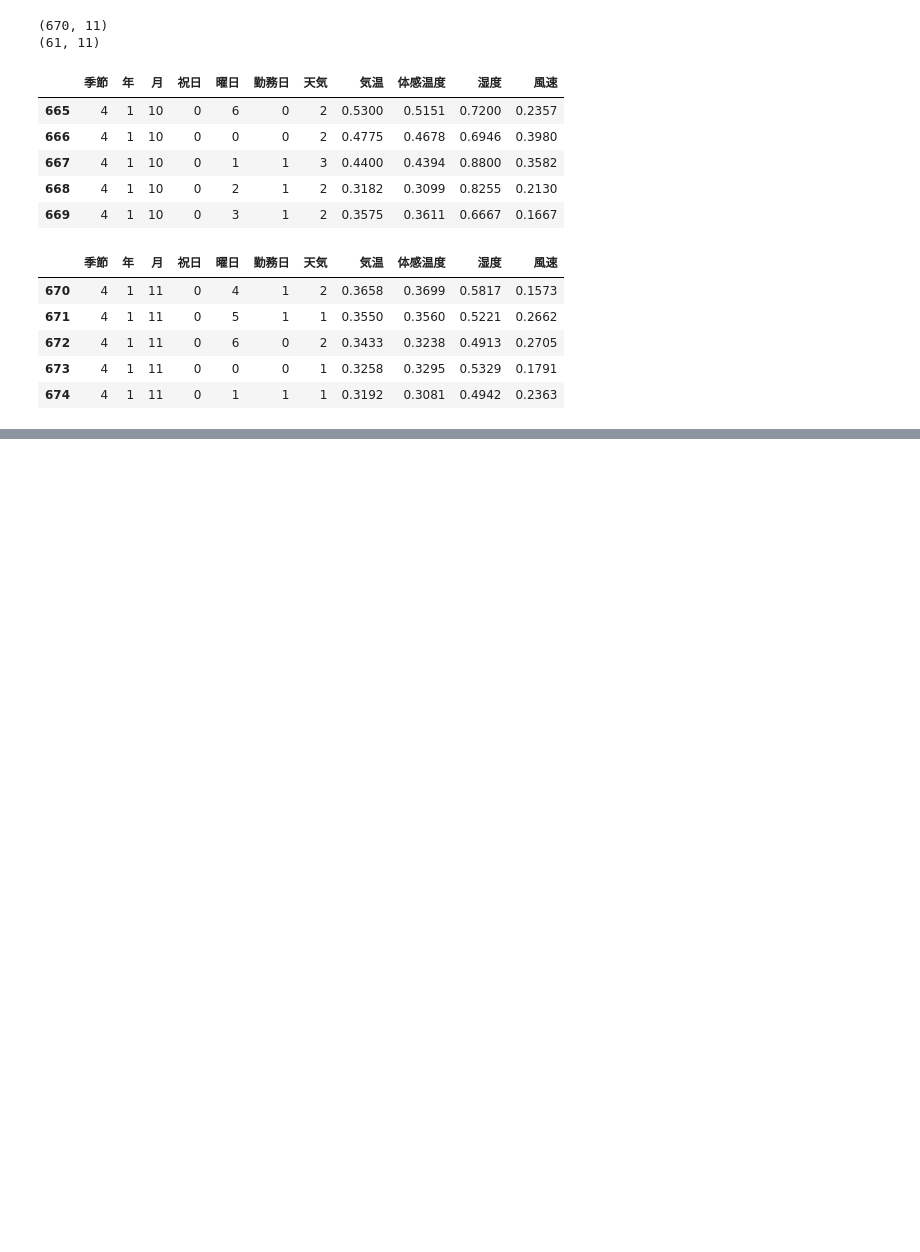
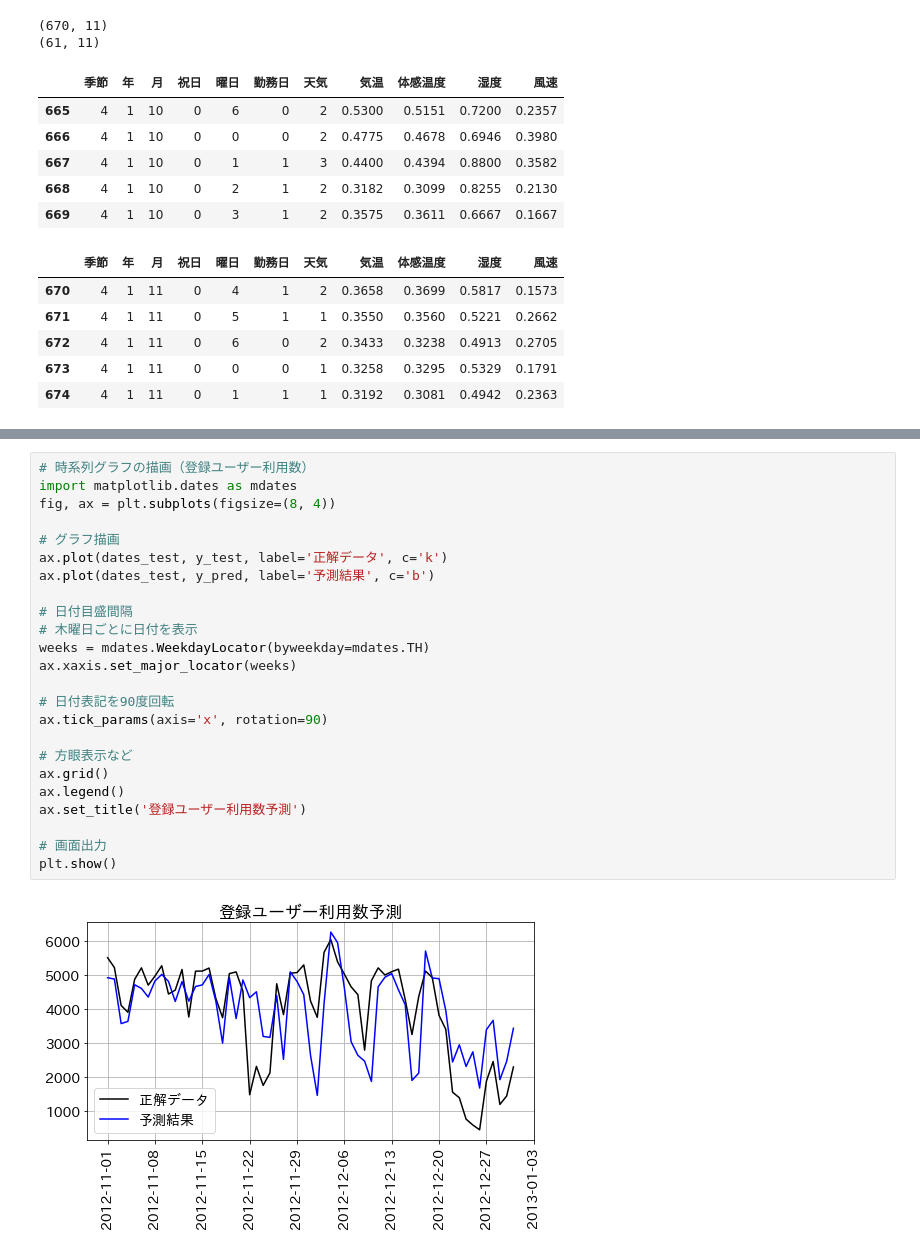
Before and after one commit to hirokimituya/book_create-profitable-AI-with-Python, a Jupyter notebook: ch05_02_bike_sharing.ipynb, the cells around one changed output, grey strips where cells are left out. Saved outputs shown, nothing was run; the diff lists cells and outputs as text; blank space fills up the shorter version.

```diff
--- a/ch05_02_bike_sharing.ipynb
+++ b/ch05_02_bike_sharing.ipynb
@@ -227,0 +277,26 @@ display(x_test.head())
+# %%
+# 時系列グラフの描画（登録ユーザー利用数）
+import matplotlib.dates as mdates
+fig, ax = plt.subplots(figsize=(8, 4))
+
+# グラフ描画
+ax.plot(dates_test, y_test, label='正解データ', c='k')
+ax.plot(dates_test, y_pred, label='予測結果', c='b')
+
+# 日付目盛間隔
+# 木曜日ごとに日付を表示
+weeks = mdates.WeekdayLocator(byweekday=mdates.TH)
+ax.xaxis.set_major_locator(weeks)
+
+# 日付表記を90度回転
+ax.tick_params(axis='x', rotation=90)
+
+# 方眼表示など
+ax.grid()
+ax.legend()
+ax.set_title('登録ユーザー利用数予測')
+
+# 画面出力
+plt.show()
+# %% [output]
+[figure, added]
```
Also changed, not shown: parts of 12 cells of this notebook.
